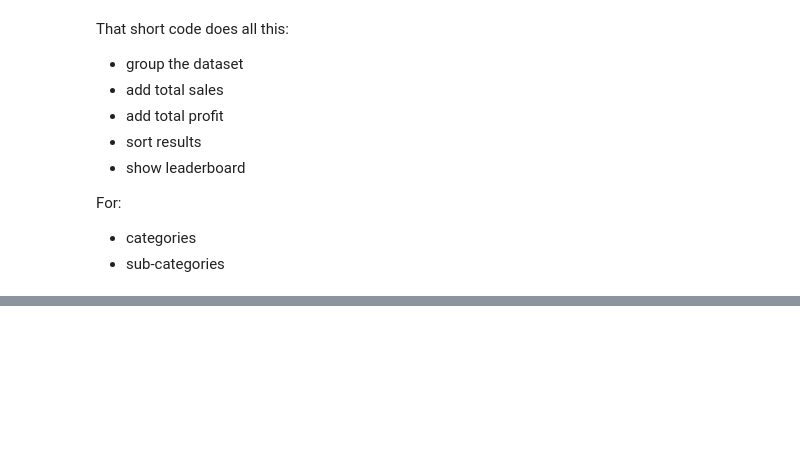
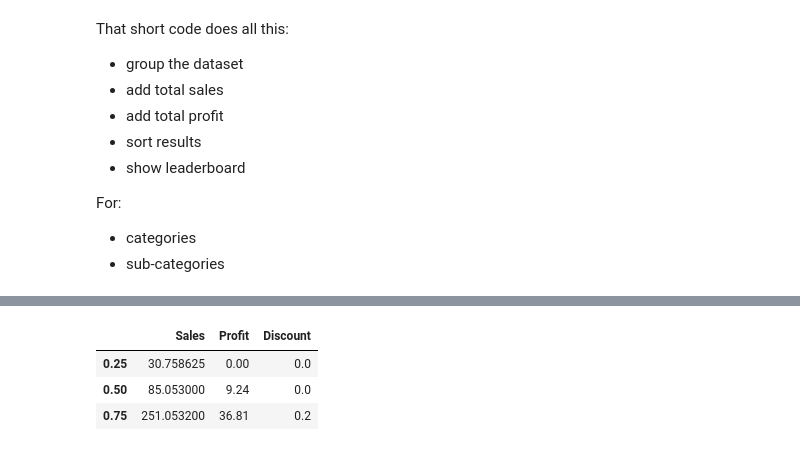
Before and after one commit to EBNyame/Global-Sales-Data-Analysis-using-Pandas-NumPy, a Jupyter notebook: data/sales_analysis.ipynb, the cells around one changed output, grey strips where cells are left out. Saved outputs shown, nothing was run; the diff lists cells and outputs as text; code cells hidden in the pictures; blank space fills up the shorter version.

```diff
--- a/data/sales_analysis.ipynb
+++ b/data/sales_analysis.ipynb
@@ -407,0 +443,8 @@ For:
+# %%
+# Percentiles for multiple columns
+df[["Sales", "Profit", "Discount"]].quantile([0.25, 0.5, 0.75])
+# %% [output]
+|  | Sales | Profit | Discount |
+| 0.25 | 30.758625 | 0.00 | 0.0 |
+| 0.50 | 85.053000 | 9.24 | 0.0 |
+| 0.75 | 251.053200 | 36.81 | 0.2 |
```
Also changed, not shown: parts of 22 cells of this notebook.
